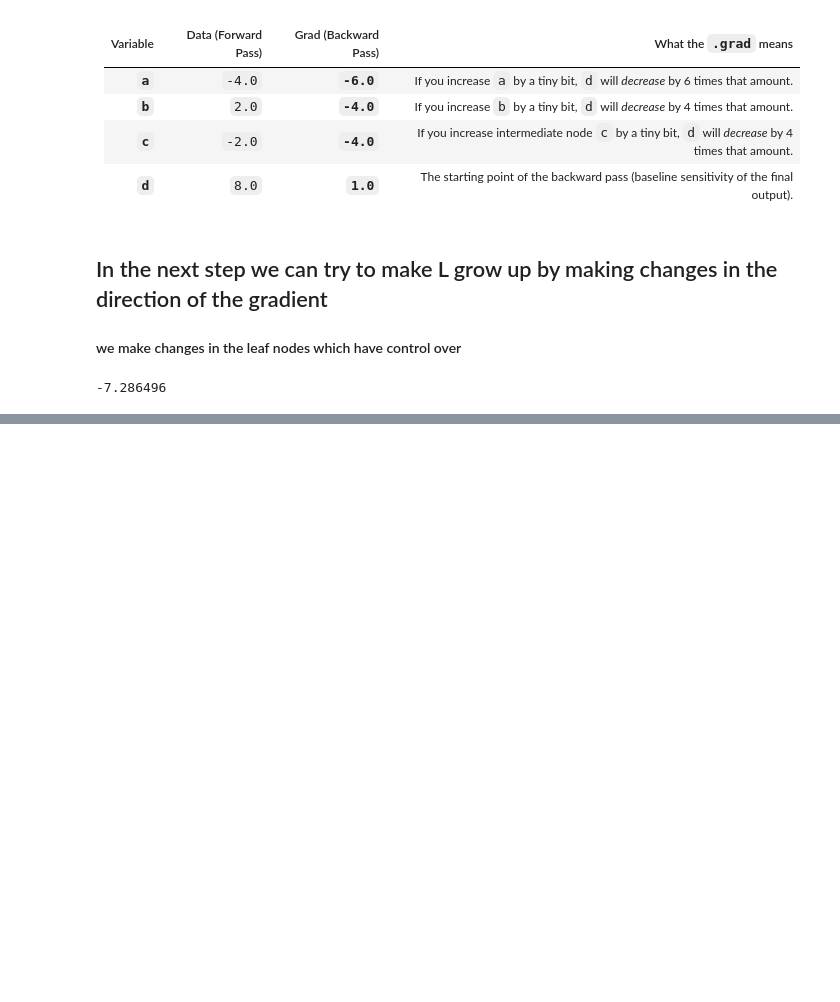
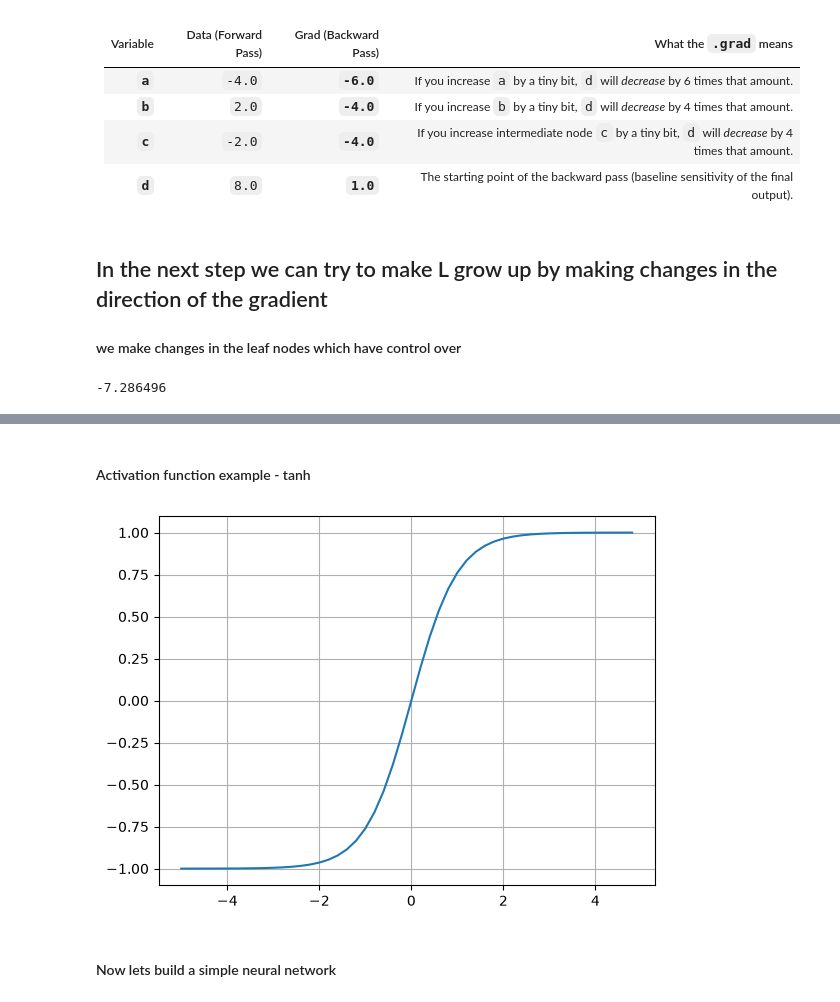
Before and after one commit to MariyaJoseChirathalakkel/learning-notes, a Jupyter notebook: notebooks/karpathy_01_micrograd.ipynb, the cells around one changed output, grey strips where cells are left out. Drawn from its saved outputs; the diff is of its cells as text; code cells hidden in the pictures; blank space fills up the shorter version.

```diff
--- a/notebooks/karpathy_01_micrograd.ipynb
+++ b/notebooks/karpathy_01_micrograd.ipynb
@@ -963,0 +974,8 @@ print(L.data)
+# %% [markdown]
+#### Activation function example - tanh
+# %%
+plt.plot(np.arange(-5,5,0.2),np.tanh(np.arange(-5,5,0.2)));plt.grid();
+# %% [output]
+[figure, added]
+# %% [markdown]
+#### Now lets build a simple neural network
```
Also changed, not shown: parts of 13 cells of this notebook, 2 other files.
